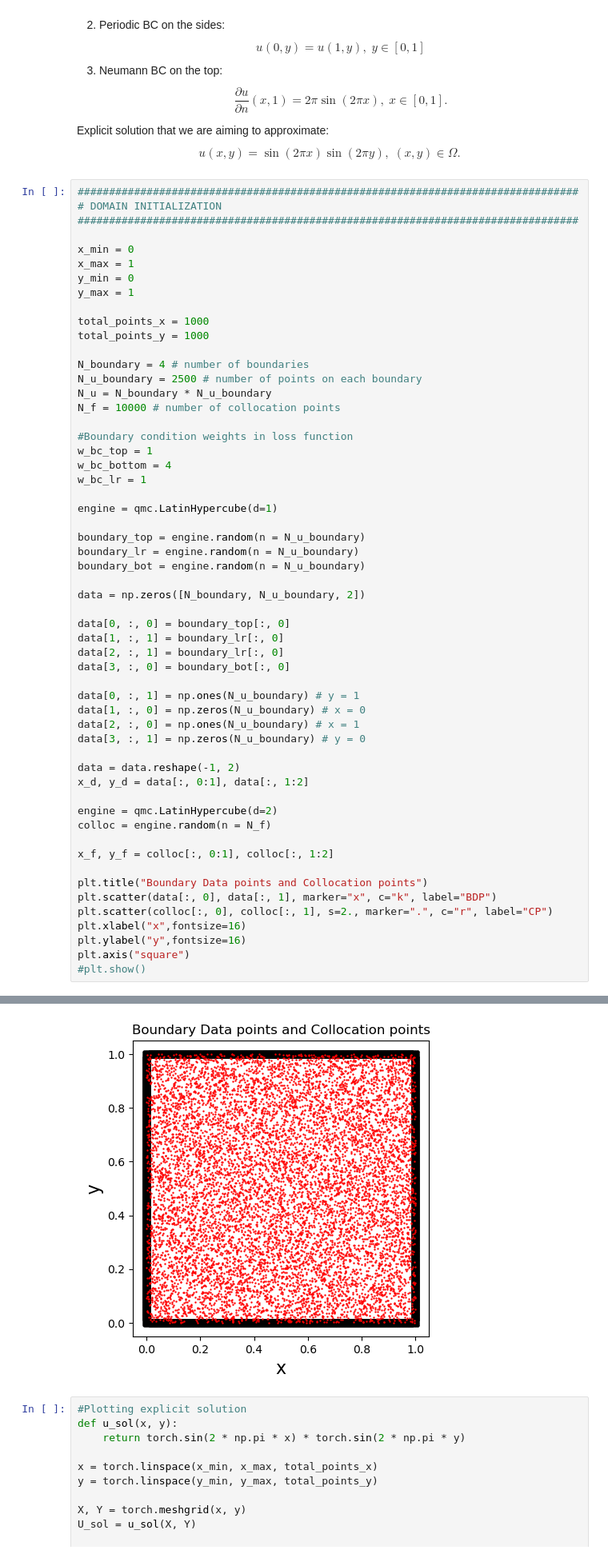
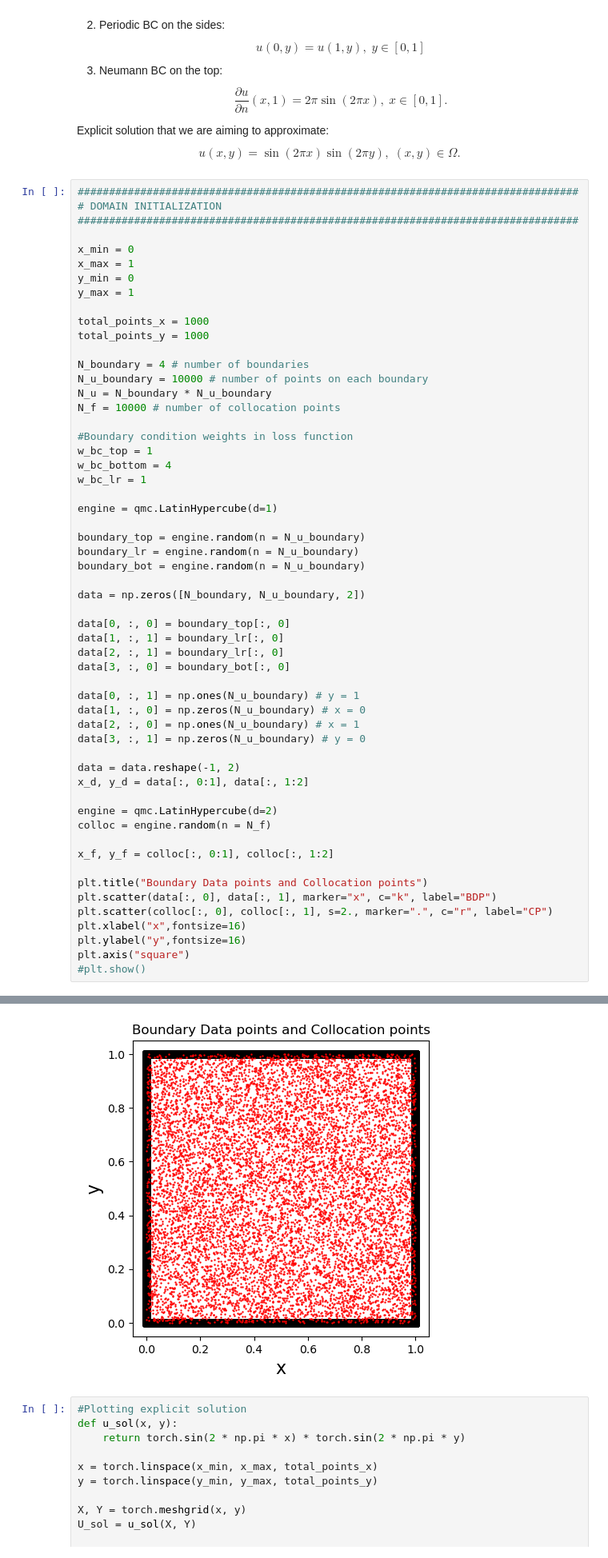
Before and after one commit to jkoganem/PINNs, a Jupyter notebook: code/2D_poisson.ipynb, the cells around one changed output, grey strips where cells are left out. Shown: that part at 80% size. Drawn from its saved outputs; the diff is of its cells as text.

```diff
--- a/code/2D_poisson.ipynb
+++ b/code/2D_poisson.ipynb
@@ -89,7 +89,7 @@ total_points_x = 1000
 total_points_y = 1000
 
 N_boundary = 4 # number of boundaries
-N_u_boundary = 2500 # number of points on each boundary
+N_u_boundary = 10000 # number of points on each boundary
 N_u = N_boundary * N_u_boundary
 N_f = 10000 # number of collocation points
 
@@ -106,34 +106,34 @@ boundary_bot = engine.random(n = N_u_boundary)
 
 data = np.zeros([N_boundary, N_u_boundary, 2])
 
 data[0, :, 0] = boundary_top[:, 0]
 data[1, :, 1] = boundary_lr[:, 0]
 data[2, :, 1] = boundary_lr[:, 0]
 data[3, :, 0] = boundary_bot[:, 0]
 
 data[0, :, 1] = np.ones(N_u_boundary) # y = 1
 data[1, :, 0] = np.zeros(N_u_boundary) # x = 0
 data[2, :, 0] = np.ones(N_u_boundary) # x = 1
 data[3, :, 1] = np.zeros(N_u_boundary) # y = 0
 
 data = data.reshape(-1, 2)
 x_d, y_d = data[:, 0:1], data[:, 1:2]
 
 engine = qmc.LatinHypercube(d=2)
 colloc = engine.random(n = N_f)
 
 x_f, y_f = colloc[:, 0:1], colloc[:, 1:2]
 
 plt.title("Boundary Data points and Collocation points")
 plt.scatter(data[:, 0], data[:, 1], marker="x", c="k", label="BDP")
 plt.scatter(colloc[:, 0], colloc[:, 1], s=2., marker=".", c="r", label="CP")
 plt.xlabel("x",fontsize=16)
 plt.ylabel("y",fontsize=16)
 plt.axis("square")
 #plt.show()
 # %% [output]
 (-0.05, 1.05, -0.05, 1.05)
-[figure, old version]
+[figure, new version]
 # %%
 #Plotting explicit solution
 def u_sol(x, y):
```
Also changed, not shown: parts of 2 cells of this notebook.
